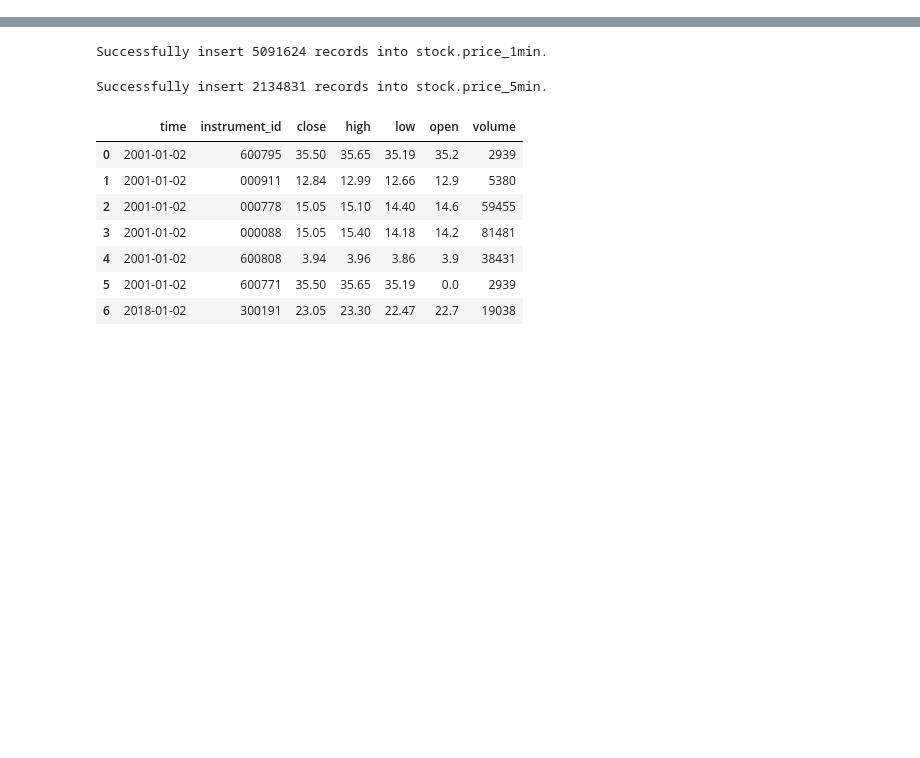
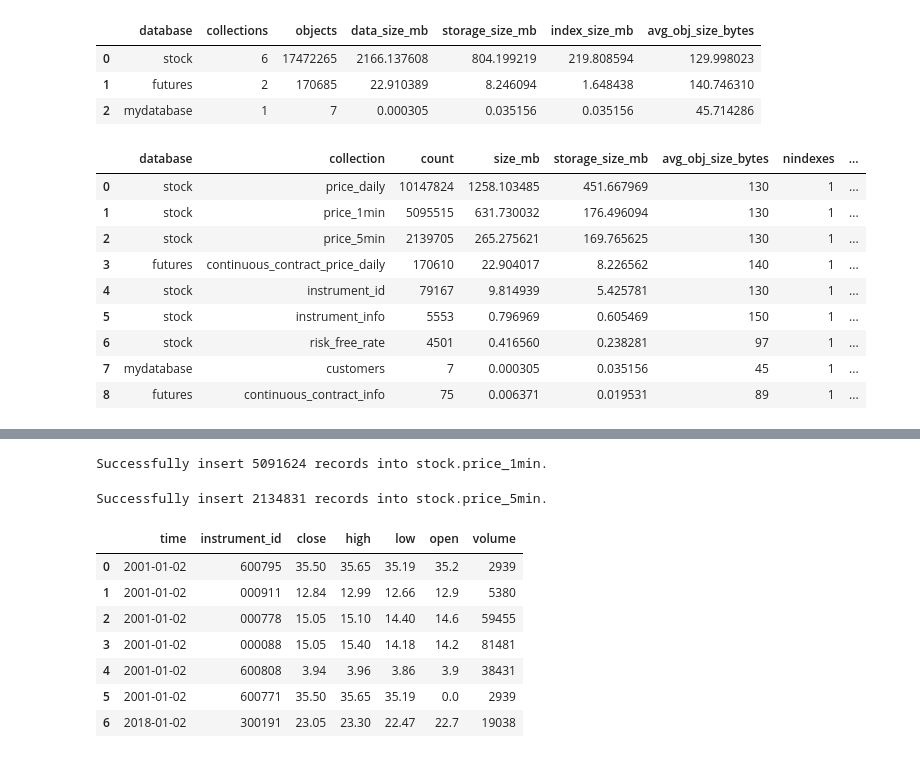
Before and after one commit to leoweng111/lionet, a Jupyter notebook: notebook/ak_test.ipynb, the cells around one changed output, grey strips where cells are left out. Saved outputs shown, nothing was run; the diff lists cells and outputs as text; code cells hidden in the pictures; blank space fills up the shorter version.

Commit message:
major-list_database_details

```diff
--- a/notebook/ak_test.ipynb
+++ b/notebook/ak_test.ipynb
@@ -1,3 +1,7 @@
 # %%
 from lwpackage.lwmongo import *
 from lwpackage.lwdata import *
+# %%
+from mongo.mongify import list_database_details
+
+res = list_database_details()  # 全部非系统库
@@ -3,0 +26,20 @@ from lwpackage.lwdata import *
+# %%
+res['database_summary']
+# %% [output]
+|  | database | collections | objects | data_size_mb | storage_size_mb | index_size_mb | avg_obj_size_bytes |
+| 0 | stock | 6 | 17472265 | 2166.137608 | 804.199219 | 219.808594 | 129.998023 |
+| 1 | futures | 2 | 170685 | 22.910389 | 8.246094 | 1.648438 | 140.746310 |
+| 2 | mydatabase | 1 | 7 | 0.000305 | 0.035156 | 0.035156 | 45.714286 |
+# %%
+res['collection_summary']
+# %% [output]
+|  | database | collection | count | size_mb | storage_size_mb | avg_obj_size_bytes | nindexes | ... |
+| 0 | stock | price_daily | 10147824 | 1258.103485 | 451.667969 | 130 | 1 | ... |
+| 1 | stock | price_1min | 5095515 | 631.730032 | 176.496094 | 130 | 1 | ... |
+| 2 | stock | price_5min | 2139705 | 265.275621 | 169.765625 | 130 | 1 | ... |
+| 3 | futures | continuous_contract_price_daily | 170610 | 22.904017 | 8.226562 | 140 | 1 | ... |
+| 4 | stock | instrument_id | 79167 | 9.814939 | 5.425781 | 130 | 1 | ... |
+| 5 | stock | instrument_info | 5553 | 0.796969 | 0.605469 | 150 | 1 | ... |
+| 6 | stock | risk_free_rate | 4501 | 0.416560 | 0.238281 | 97 | 1 | ... |
+| 7 | mydatabase | customers | 7 | 0.000305 | 0.035156 | 45 | 1 | ... |
+| 8 | futures | continuous_contract_info | 75 | 0.006371 | 0.019531 | 89 | 1 | ... |
```
Also changed, not shown: parts of 6 cells of this notebook, 3 other files.
